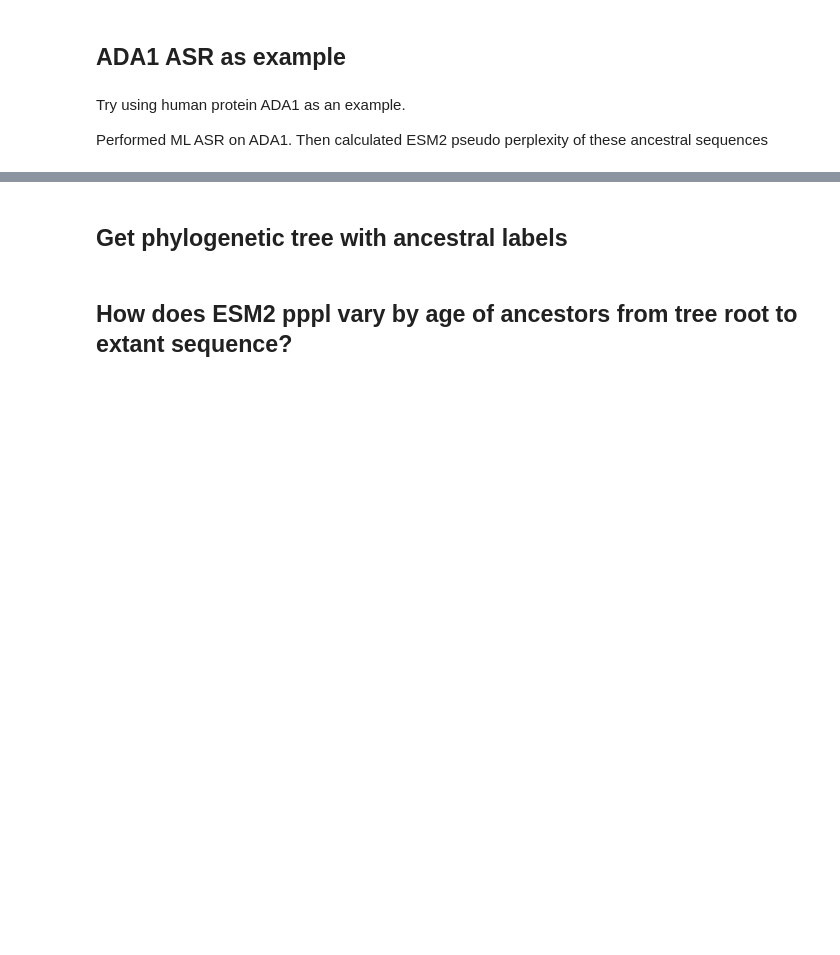
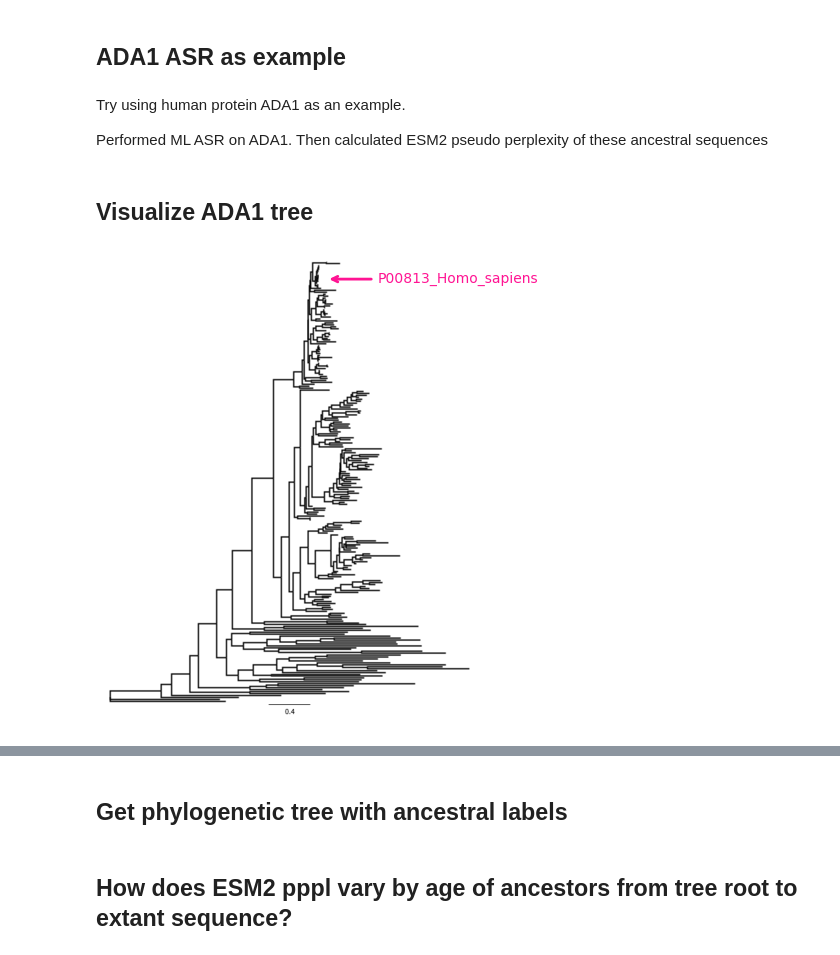
Before and after one commit to Arcadia-Science/2025-asr-plms, a Jupyter notebook: analyze_asr_esm2_complete.ipynb, the cells around one changed output, grey strips where cells are left out. Cells and saved outputs as stored; diff of their text form; code cells hidden in the pictures; blank space fills up the shorter version.

```diff
--- a/analyze_asr_esm2_complete.ipynb
+++ b/analyze_asr_esm2_complete.ipynb
@@ -13,3 +13,19 @@ Can they assign reasonable plausibility to ancestrally reconstructed sequences t
 Try using human protein ADA1 as an example.
 
 Performed ML ASR on ADA1.  Then calculated ESM2 pseudo perplexity of these ancestral sequences
+# %% [markdown]
+## Visualize ADA1 tree
+# %%
+from data_processing import plot_image_with_arrows, plot_image_with_arrow_and_circles
+
+img_path = 'images/ADA1_tree.png'
+plot_image_with_arrows(
+    img_path,
+    x_starts=[0.73],
+    x_ends=[0.60],
+    arrow_ys=[0.045],
+    labels=['P00813_Homo_sapiens'],
+    text_offsets=[0.01]
+)
+# %% [output]
+[figure, added]
```
Also changed, not shown: parts of 40 cells of this notebook.
